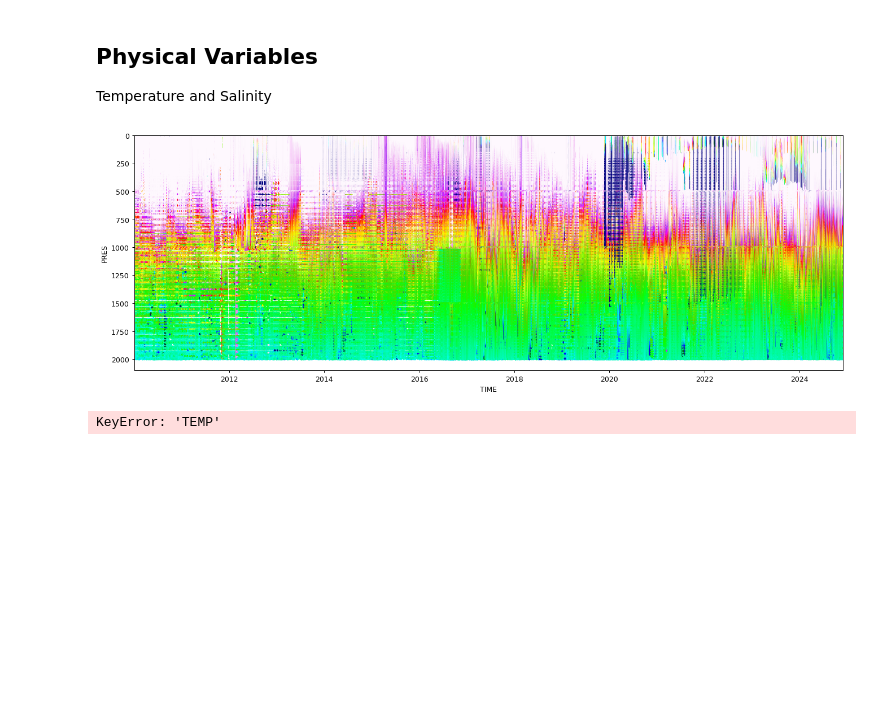
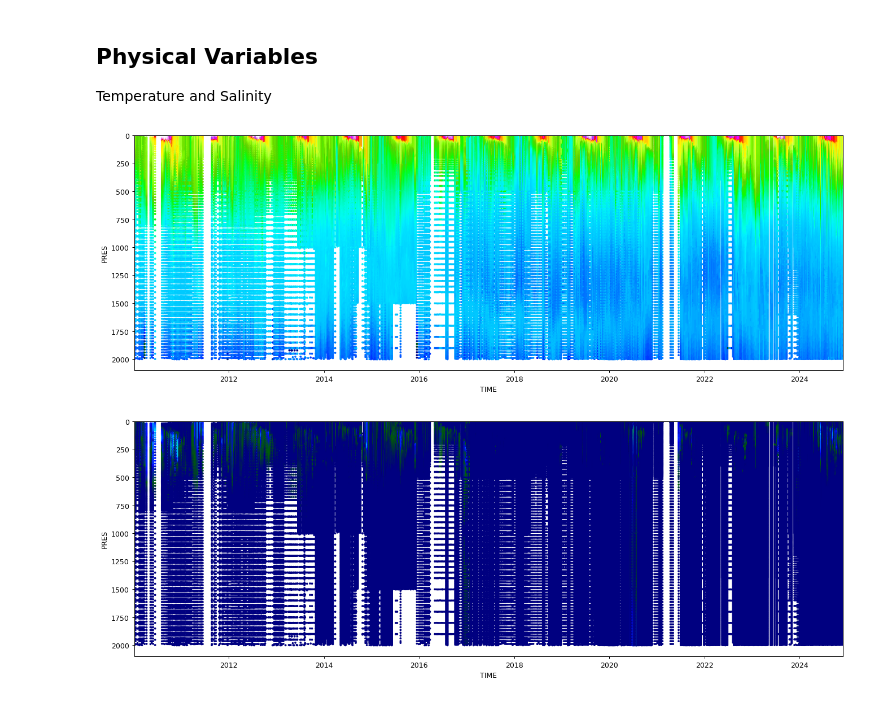
Before and after one commit to ROYVNZ/Mas, a Jupyter notebook: scripts/Argo_Region_Plot.ipynb, the cells around one changed output. Drawn from its saved outputs; the diff is of its cells as text; code cells hidden in the pictures; blank space fills up the shorter version.

```diff
--- a/scripts/Argo_Region_Plot.ipynb
+++ b/scripts/Argo_Region_Plot.ipynb
@@ -149,5 +150,0 @@ df
-# %%
-# To make the scatter map, we need to have the data mode available in one DataFrame column
-# so we need to add a new column with the DATA_MODE of the PARAMETER:
-df["variables"] = df["parameters"].apply(lambda x: x.split())
-df["%s_DM" % a_param] = df.apply(lambda x: x['parameter_data_mode'][x['variables'].index(a_param)] if a_param in x['variables'] else '', axis=1)
@@ -176,6 +159,8 @@ ax.set_title("Data mode for %s (%s)\n%i profiles from the %s\n%i profiles downlo
 Temperature and Salinity
 # %%
 # Crearing graphs for Temperature and Salinity
-fig, axes, artis = scatter_plot(df, 'TEMP', vmin=2, vmax=8)
+fig, axes, artis = scatter_plot(df, 'TEMP', vmin=2, vmax=12);
+fig, axes, artis = scatter_plot(df, 'PSAL', vmin=35, vmax=36);
 # %% [output]
-[figure, old version]
+[figure, new version]
+[figure, added]
@@ -244,4 +166,0 @@ def plot_transect(p_df, varname = 'TEMP', depth_min = 0, depth_max = 500, log_sc
-# %%
-plot_transect(p_df, 'TEMP', depth_max = 500, log_scale=False)
-# %% [output]
-KeyError: 'TEMP'
```
Also changed, not shown: parts of 12 cells of this notebook, 4 other files.
